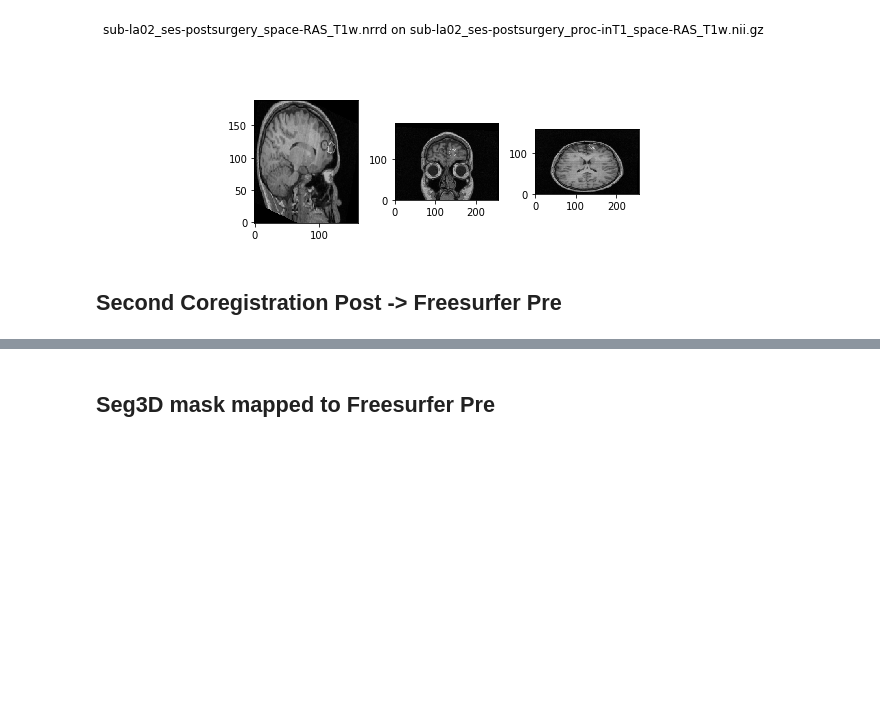
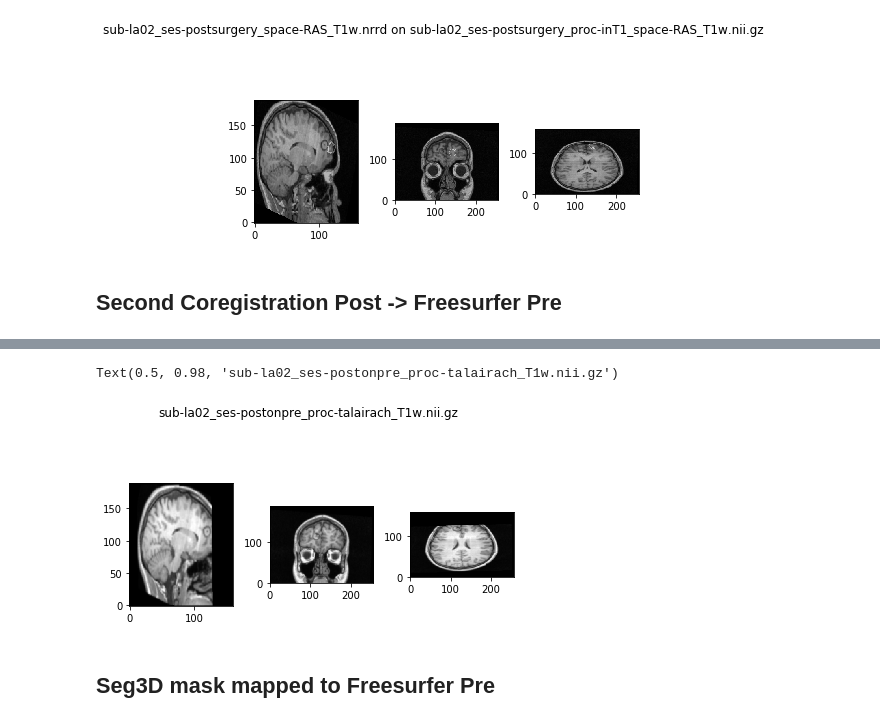
Before and after one commit to adam2392/ears, a Jupyter notebook: notebooks/validation_of_postsurgicalmasking.ipynb, the cells around one changed output, grey strips where cells are left out. Cells and saved outputs as stored; diff of their text form; code cells hidden in the pictures; blank space fills up the shorter version.

```diff
--- a/notebooks/validation_of_postsurgicalmasking.ipynb
+++ b/notebooks/validation_of_postsurgicalmasking.ipynb
@@ -304,3 +349,14 @@ Text(0.5, 0.98, 'sub-la02_ses-postsurgery_space-RAS_T1w.nrrd on sub-la02_ses-pos
+# %%
+# visualize slices with ablation (sagittal, coronal, axial)
+slice_0 = ras_tal_postonpre_t1_data[112, :, :]
+slice_1 = ras_tal_postonpre_t1_data[:, 119, :]
+slice_2 = ras_tal_postonpre_t1_data[:, :, 116]
+show_slices([slice_0, slice_1, slice_2])
+plt.tight_layout()
+plt.suptitle(tal_postonpre_t1_basename)
+# %% [output]
+Text(0.5, 0.98, 'sub-la02_ses-postonpre_proc-talairach_T1w.nii.gz')
+[figure, added]
 # %% [markdown]
 ## Seg3D mask mapped to Freesurfer Pre
 # %%
```
Also changed, not shown: parts of 8 cells of this notebook.
